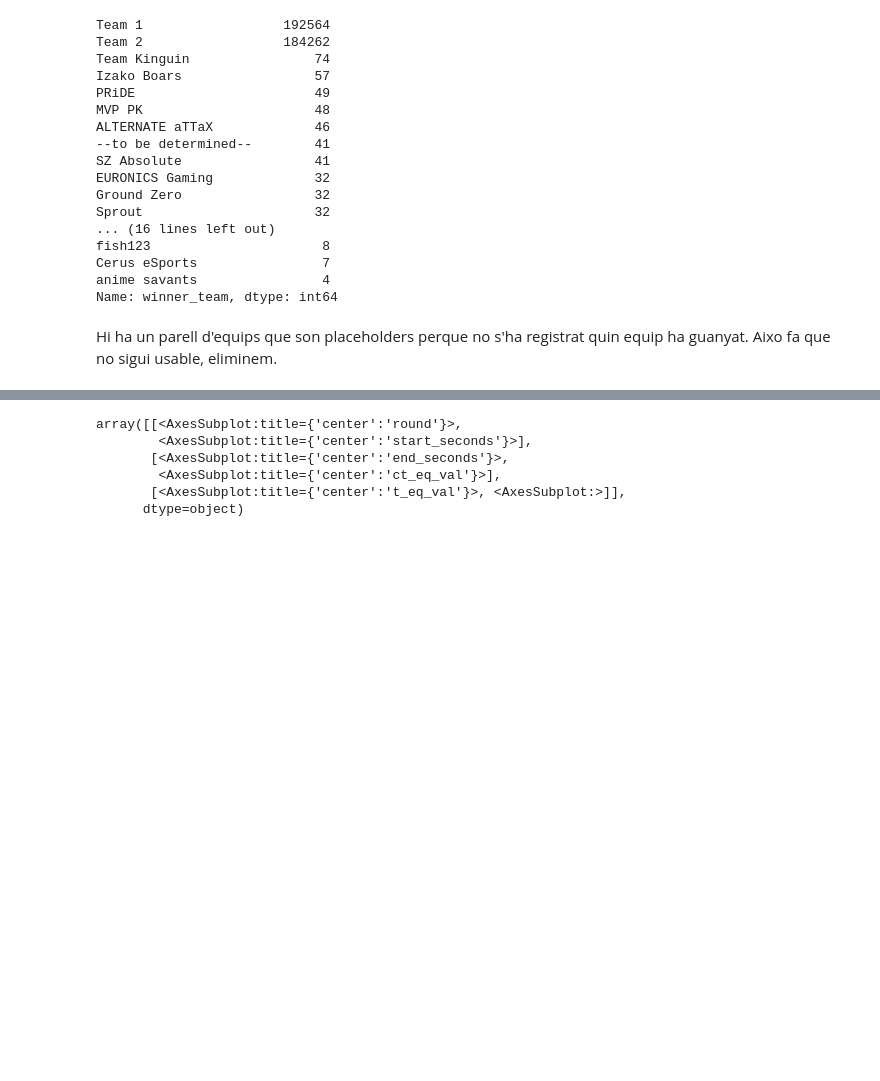
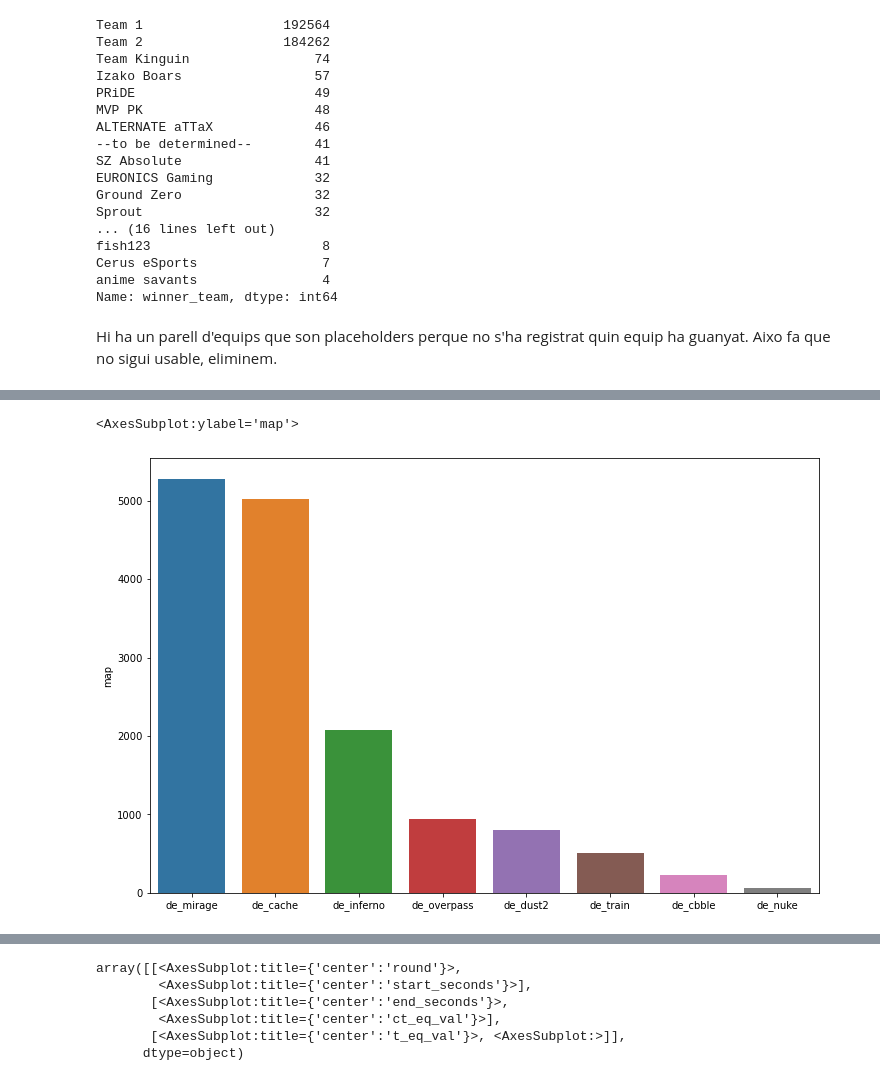
Before and after one commit to sergidiazlopez/APC-Kaggle-CSGO, a Jupyter notebook: cas-kaggle.ipynb, the cells around one changed output, grey strips where cells are left out. Cells and saved outputs as stored; diff of their text form; code cells hidden in the pictures; blank space fills up the shorter version.

```diff
--- a/cas-kaggle.ipynb
+++ b/cas-kaggle.ipynb
@@ -209,0 +320,8 @@ sns.barplot(x=side_counts.index, y=side_counts)
+# %%
+# Quins son els mapes mes populars? (ESEA)
+side_counts = meta_data.groupby(['file','map']).count().reset_index()['map'].value_counts().head(10)
+plt.subplots(figsize = (12,8))
+sns.barplot(x=side_counts.index, y=side_counts)
+# %% [output]
+<AxesSubplot:ylabel='map'>
+[figure, added]
```
Also changed, not shown: parts of 25 cells of this notebook.
